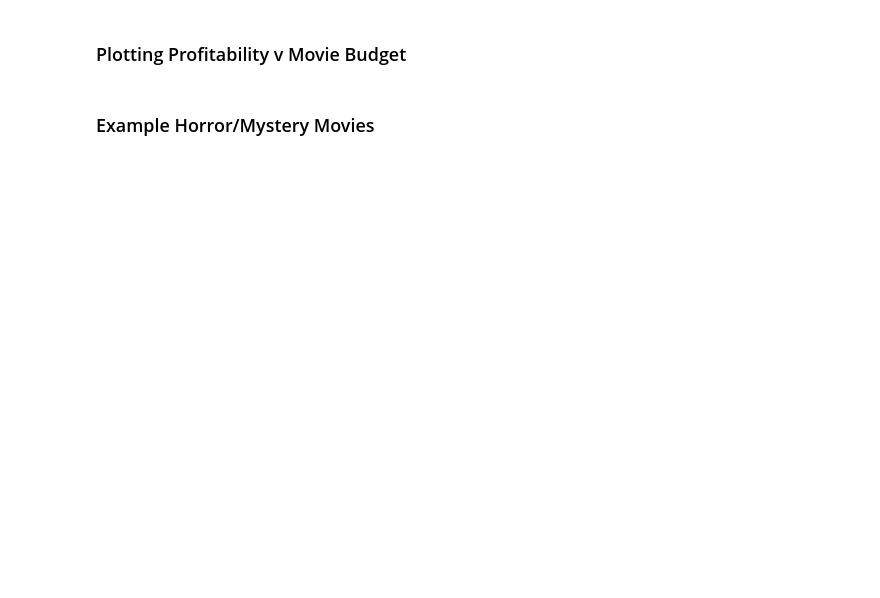
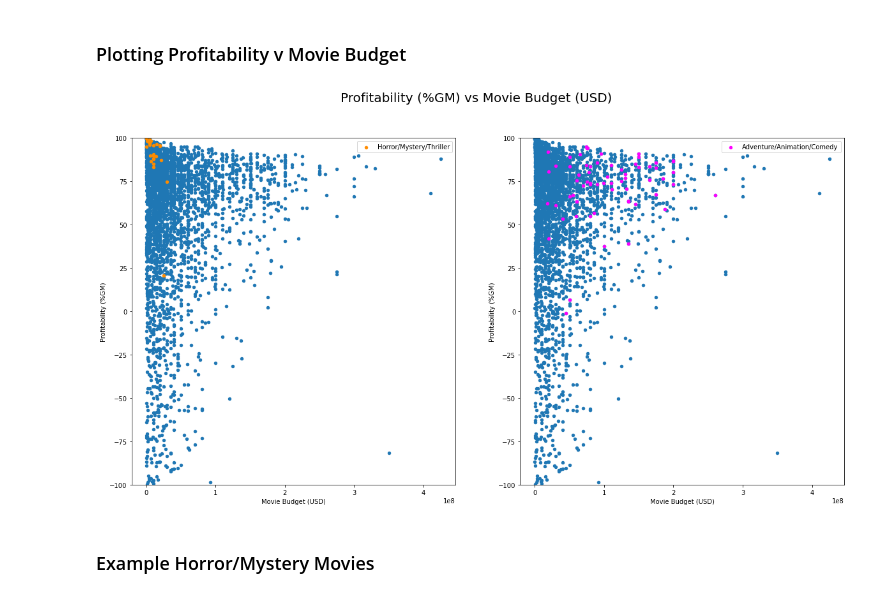
Before and after one commit to theobigdog/dsc_project_1, a Jupyter notebook: Phase1_Project.ipynb, the cells around one changed output. Cells and saved outputs as stored; diff of their text form; code cells hidden in the pictures; blank space fills up the shorter version.

```diff
--- a/Phase1_Project.ipynb
+++ b/Phase1_Project.ipynb
@@ -256,31 +42,27 @@ df_genre_rating_akas["gross_margin_dollars"] = df_genre_rating_akas['total_gross
 # %%
+df_idea1_g = pd.read_csv('data/idea1_genre.csv')
+
 # Plotting
-fig, axes = plt.subplots(nrows=2,ncols=2)
-fig.set_figheight(12)
+fig, axes = plt.subplots(nrows=1,ncols=2)
+fig.set_figheight(10)
 fig.set_figwidth(20)
 
-horror_list = ['Horror/Mystery']
-adventure_list = ['Adventure/Comedy']
-comedy_list = ['Comedy/Romance']
-action_list = ['Action/Adventure']
+plt1_list = [df_idea1_g_grouped.index[0]]
+plt2_list = [df_idea1_g_grouped.index[1]]
 
-df_genre_rating_akas[df_genre_rating_akas['release_year'] >= 2000].plot(ax=axes[0,0],kind='scatter' , x='budget_int' , y ='gross_margin',layout=(2,2))
-df_genre_rating_akas[(df_genre_rating_akas['release_year'] >= 2000) & (df_genre_rating_akas['main_genre'].isin(horror_list))].plot(ax=axes[0,0],kind='scatter',x='budget_int',y='gross_margin',color='DarkOrange',label='Horror/Mystery')
+df_idea1_g[df_idea1_g['release_year'] >= 2000].plot(ax=axes[0],kind='scatter' , x='budget_int' , y ='gross_margin')
+df_idea1_g[(df_idea1_g['release_year'] >= 2000) & (df_idea1_g['main_genre'].isin(plt1_list))].plot(ax=axes[0],kind='scatter',x='budget_int',y='gross_margin',color='DarkOrange',label=plt1_list[0])
 
-df_genre_rating_akas[df_genre_rating_akas['release_year'] >= 2000].plot(ax=axes[0,1],kind='scatter' , x='budget_int' , y ='gross_margin',layout=(2,2))
-df_genre_rating_akas[(df_genre_rating_akas['release_year'] >= 2000) & (df_genre_rating_akas['main_genre'].isin(adventure_list))].plot(ax=axes[0,1],kind='scatter',x='budget_int',y='gross_margin',color='DarkGreen',label='Adventure/Comedy')
-
-df_genre_rating_akas[df_genre_rating_akas['release_year'] >= 2000].plot(ax=axes[1,0],kind='scatter' , x='budget_int' , y ='gross_margin',layout=(2,2))
-df_genre_rating_akas[(df_genre_rating_akas['release_year'] >= 2000) & (df_genre_rating_akas['main_genre'].isin(comedy_list))].plot(ax=axes[1,0],kind='scatter',x='budget_int',y='gross_margin',color='DarkRed',label='Comedy/Romance')
-
-df_genre_rating_akas[df_genre_rating_akas['release_year'] >= 2000].plot(ax=axes[1,1],kind='scatter' , x='budget_int' , y ='gross_margin',layout=(2,2))
-df_genre_rating_akas[(df_genre_rating_akas['release_year'] >= 2000) & (df_genre_rating_akas['main_genre'].isin(action_list))].plot(ax=axes[1,1],kind='scatter',x='budget_int',y='gross_margin',color='Yellow',label='Action/Adventure')
+df_idea1_g[df_idea1_g['release_year'] >= 2000].plot(ax=axes[1],kind='scatter' , x='budget_int' , y ='gross_margin')
+df_idea1_g[(df_idea1_g['release_year'] >= 2000) & (df_idea1_g['main_genre'].isin(plt2_list))].plot(ax=axes[1],kind='scatter',x='budget_int',y='gross_margin',color='Magenta',label=plt2_list[0])
 
 fig.suptitle('Profitability (%GM) vs Movie Budget (USD)',fontsize=20)
-for i in range(2):
-    for j in range(2):
-        axes[i,j].set_ylabel('Profitability (%GM)')
-        axes[i,j].set_xlabel('Movie Budget (USD)')
+for i in [0,1]:
+        axes[i].set_ylabel('Profitability (%GM)')
+        axes[i].set_xlabel('Movie Budget (USD)')
+        axes[i].set_ylim(-100,100)
 plt.show()
+# %% [output]
+[figure, added]
 # %% [markdown]
 ### Example Horror/Mystery Movies
```
Also changed, not shown: parts of 36 cells of this notebook, 12 other files.
